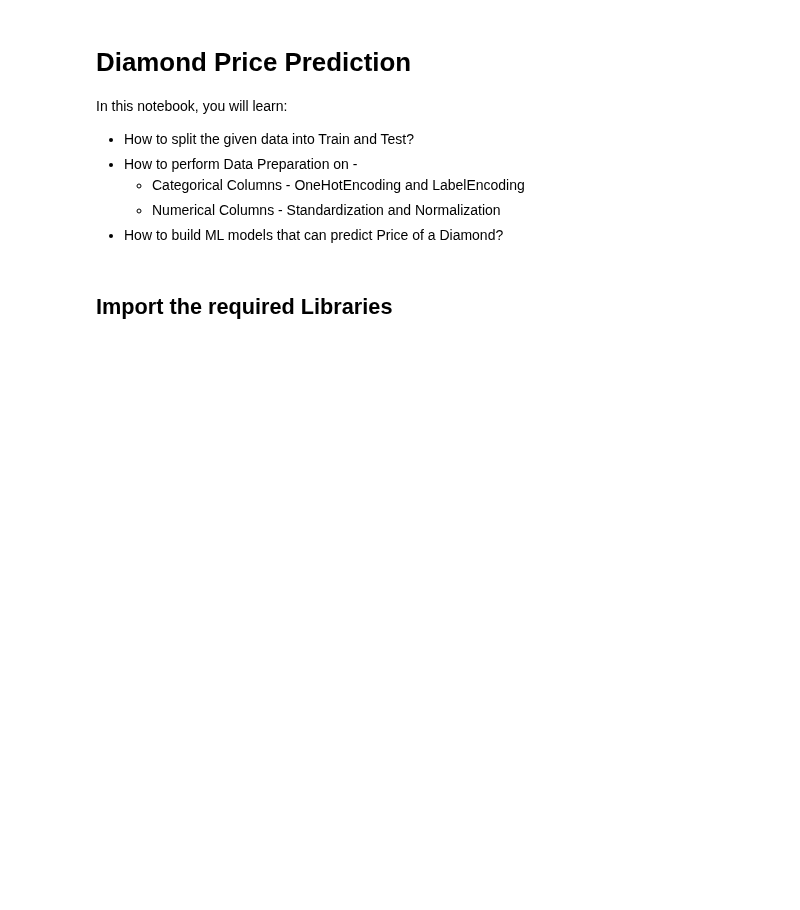
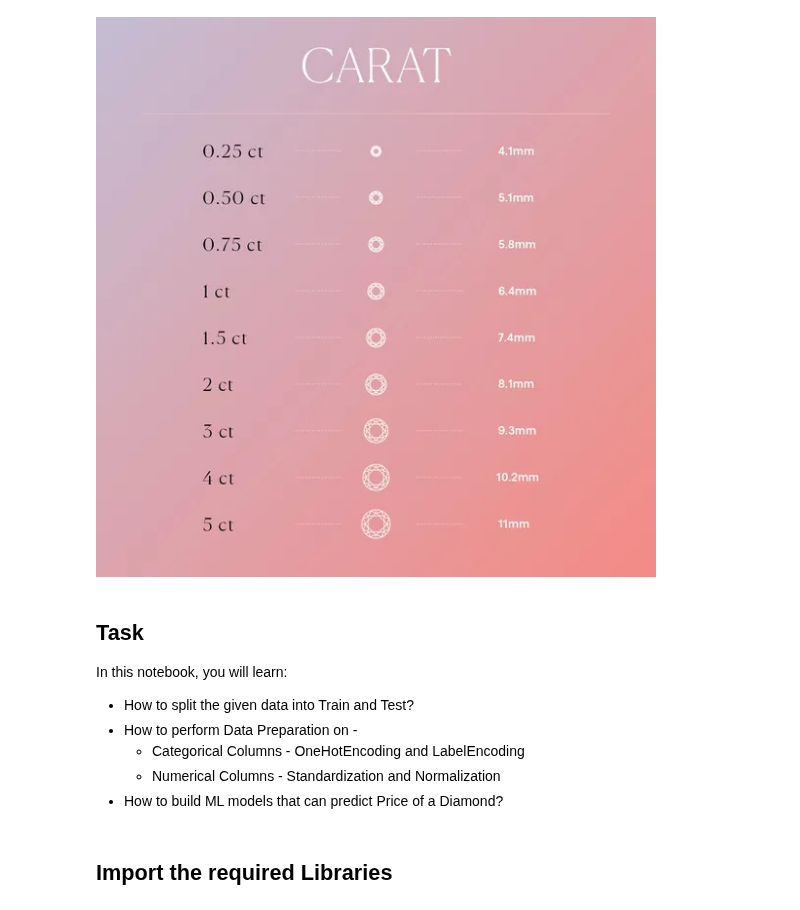
Before and after one commit to bansalkanav/Ultimate-Data-Science-Toolkit---From-Python-Basics-to-GenerativeAI, a Jupyter notebook: Module 4 - Machine Learning/01. Data Preparation and Modelling with sklearn/Data Preparation and Modelling with sklearn.ipynb, the cells around one changed output. Saved outputs shown, nothing was run; the diff lists cells and outputs as text; code cells hidden in the pictures; blank space fills up the shorter version.

```diff
--- a/Module 4 - Machine Learning/01. Data Preparation and Modelling with sklearn/Data Preparation and Modelling with sklearn.ipynb
+++ b/Module 4 - Machine Learning/01. Data Preparation and Modelling with sklearn/Data Preparation and Modelling with sklearn.ipynb
@@ -1,5 +25,9 @@
+# %%
+display.Image("img/carat_.jpg")
+# %% [output]
+[figure, added]
 # %% [markdown]
-# Diamond Price Prediction
+## Task
 
 In this notebook, you will learn:
 - How to split the given data into Train and Test?
```
Also changed, not shown: parts of 29 cells of this notebook, 3 other files.
